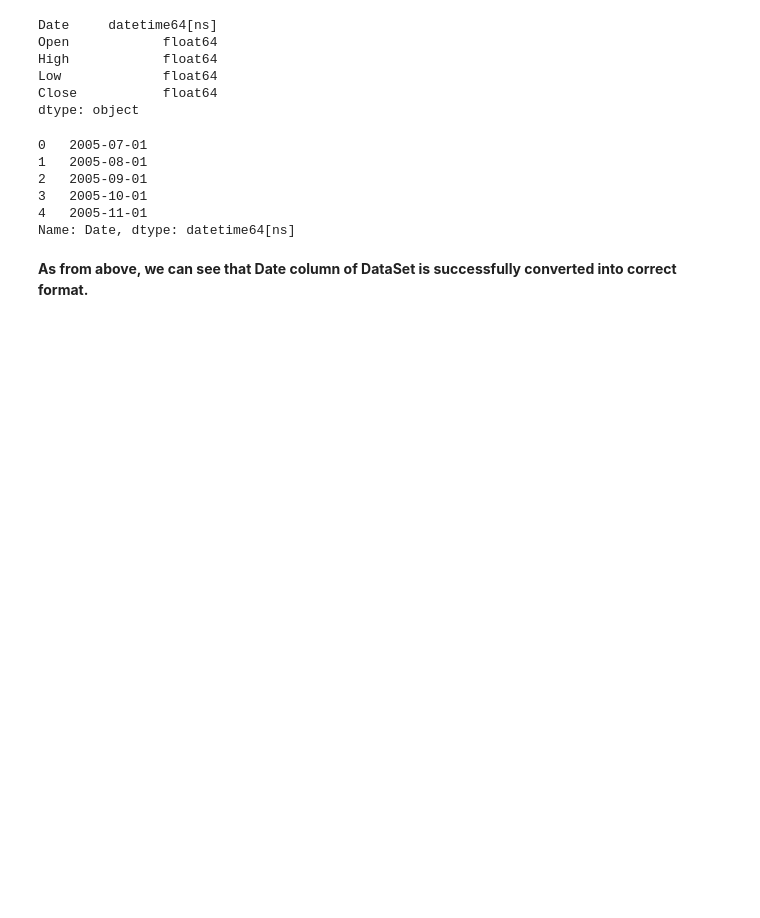
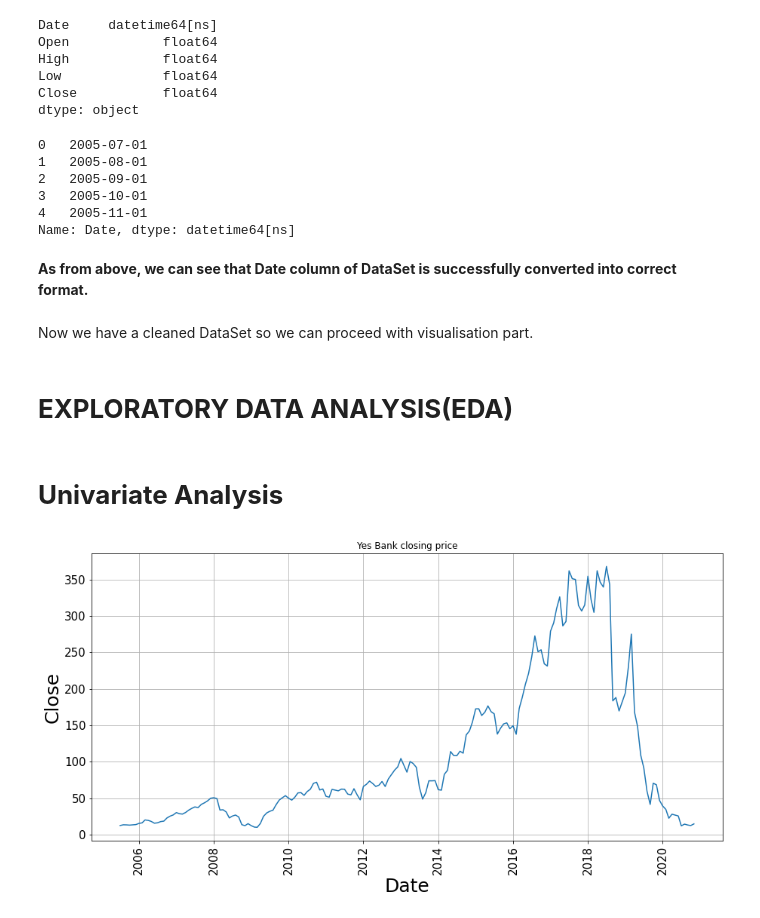
Before and after one commit to Kaushaljha488/-Kaushal-Yes-Bank-Stock-Closing-Price-Prediction, a Jupyter notebook: Kaushal_Yes_Bank_Stock_Closing_Price_Prediction.ipynb, the cells around one changed output. Cells and saved outputs as stored; diff of their text form; code cells hidden in the pictures; blank space fills up the shorter version.

```diff
--- a/Kaushal_Yes_Bank_Stock_Closing_Price_Prediction.ipynb
+++ b/Kaushal_Yes_Bank_Stock_Closing_Price_Prediction.ipynb
@@ -187,3 +187,20 @@ df['Date'].head()
 Name: Date, dtype: datetime64[ns]
 # %% [markdown]
 **As from above, we can see that Date column of DataSet is successfully converted into correct format.**
+# %% [markdown]
+Now we have a cleaned DataSet so we can proceed with visualisation part.
+# %% [markdown]
+# **EXPLORATORY DATA ANALYSIS(EDA)**
+# %% [markdown]
+# **Univariate Analysis**
+# %%
+#Lets check the trend of our target variable(Closing)
+plt.figure(figsize=(15,7))                    #Setting the figure size
+sns.lineplot(x='Date',y='Close',data=df).set(title='Yes Bank closing price')      # Close vs year
+plt.xlabel('Date',fontsize=25)                #Labelling
+plt.ylabel('Close',fontsize=25)
+plt.xticks(rotation=90,fontsize=15)
+plt.yticks(fontsize=15)
+plt.grid()
+# %% [output]
+[figure, added]
```
Also changed, not shown: parts of 27 cells of this notebook.
